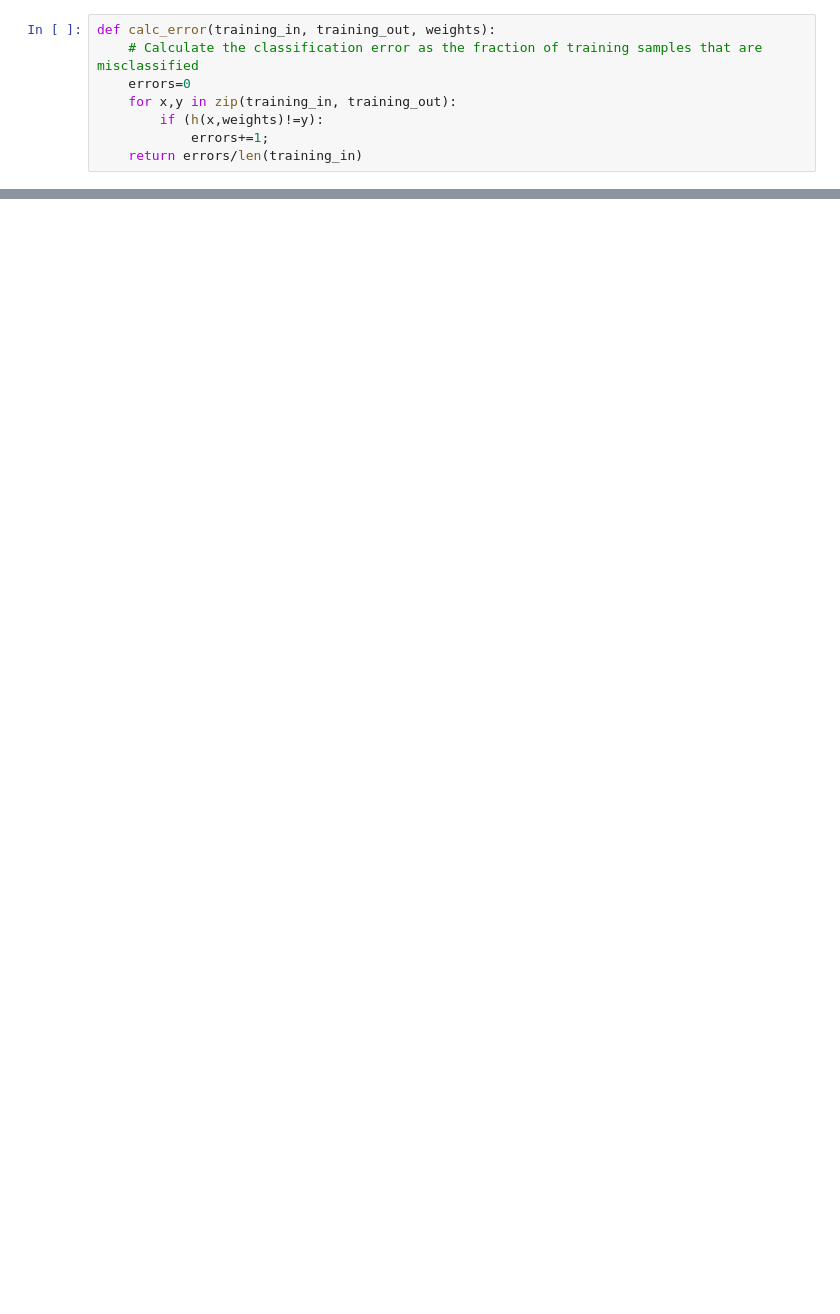
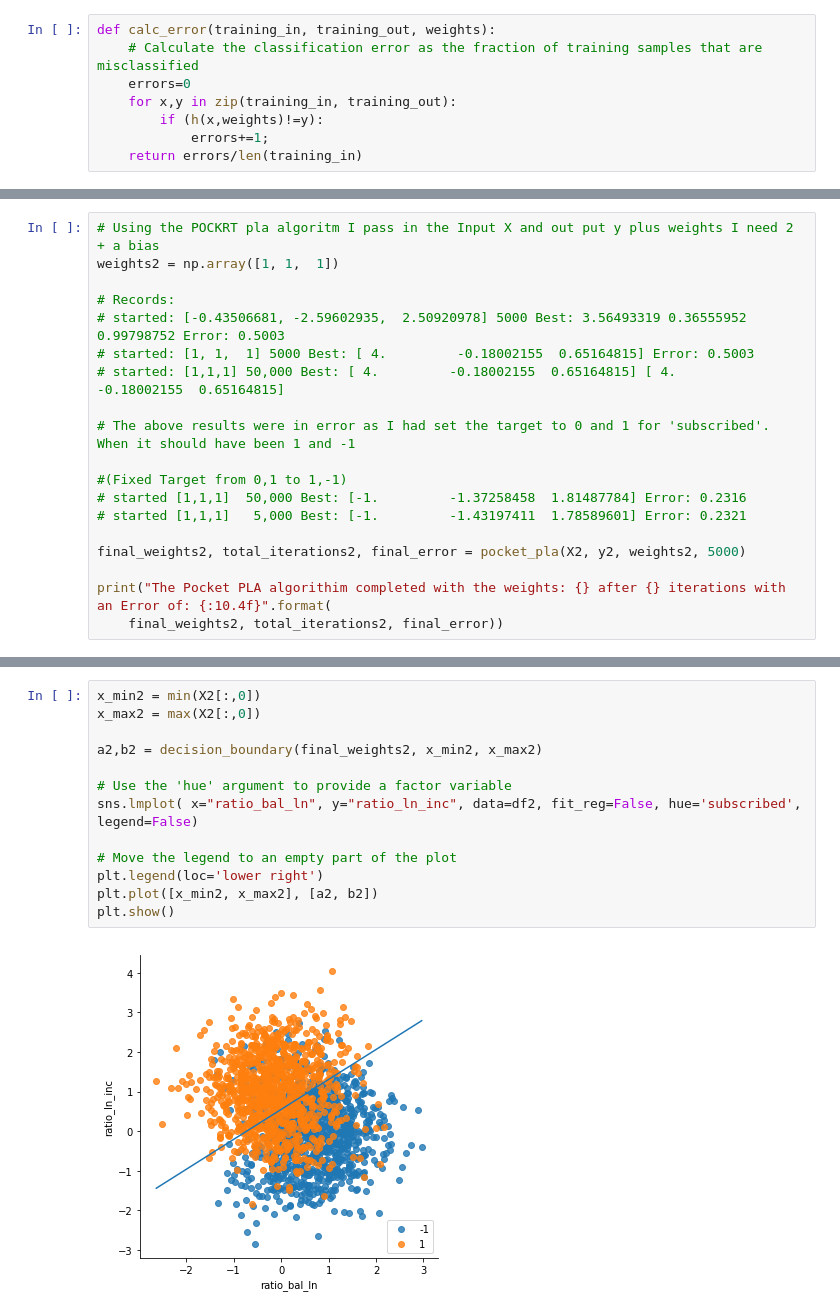
Before and after one commit to vipulpopat/MSCAI_Sem1_Etivity1, a Jupyter notebook: Etivity1.ipynb, the cells around one changed output, grey strips where cells are left out. Cells and saved outputs as stored; diff of their text form; blank space fills up the shorter version.

```diff
--- a/Etivity1.ipynb
+++ b/Etivity1.ipynb
@@ -623,0 +771,19 @@ def calc_error(training_in, training_out, weights):
+# %%
+# Using the POCKRT pla algoritm I pass in the Input X and out put y plus weights I need 2 + a bias
+weights2 = np.array([1, 1,  1])
+
+# Records:
+# started: [-0.43506681, -2.59602935,  2.50920978] 5000 Best: 3.56493319 0.36555952 0.99798752 Error: 0.5003
+# started: [1, 1,  1] 5000 Best: [ 4.         -0.18002155  0.65164815] Error: 0.5003
+# started: [1,1,1] 50,000 Best: [ 4.         -0.18002155  0.65164815] [ 4.         -0.18002155  0.65164815]
+
+# The above results were in error as I had set the target to 0 and 1 for 'subscribed'. When it should have been 1 and -1
+
+#(Fixed Target from 0,1 to 1,-1)
+# started [1,1,1]  50,000 Best: [-1.         -1.37258458  1.81487784] Error: 0.2316
+# started [1,1,1]   5,000 Best: [-1.         -1.43197411  1.78589601] Error: 0.2321
+
+final_weights2, total_iterations2, final_error = pocket_pla(X2, y2, weights2, 5000)
+
+print("The Pocket PLA algorithim completed with the weights: {} after {} iterations with an Error of: {:10.4f}".format(
+    final_weights2, total_iterations2, final_error))
@@ -623,0 +808,15 @@ def calc_error(training_in, training_out, weights):
+# %%
+x_min2 = min(X2[:,0])
+x_max2 = max(X2[:,0])
+
+a2,b2 = decision_boundary(final_weights2, x_min2, x_max2)
+
+# Use the 'hue' argument to provide a factor variable
+sns.lmplot( x="ratio_bal_ln", y="ratio_ln_inc", data=df2, fit_reg=False, hue='subscribed', legend=False)
+
+# Move the legend to an empty part of the plot
+plt.legend(loc='lower right')
+plt.plot([x_min2, x_max2], [a2, b2])
+plt.show()
+# %% [output]
+[figure, added]
```
Also changed, not shown: parts of 45 cells of this notebook.
